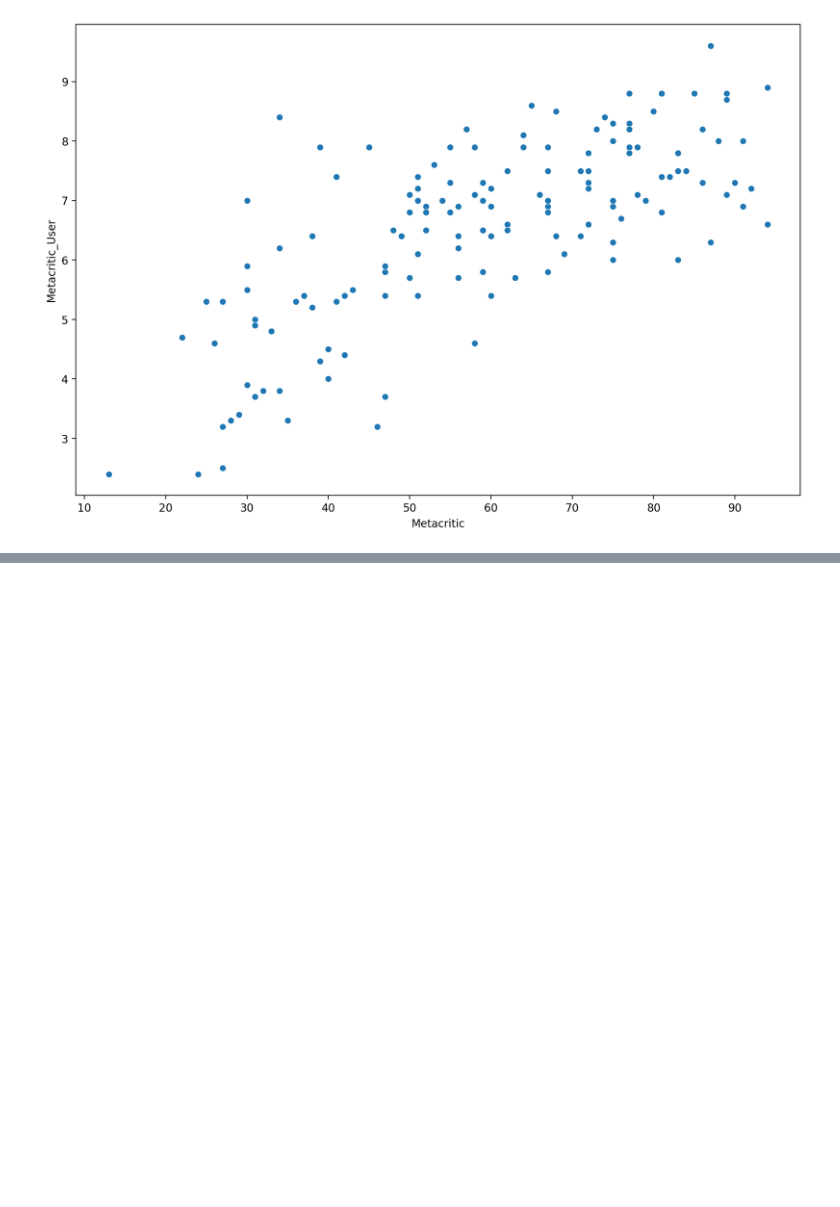
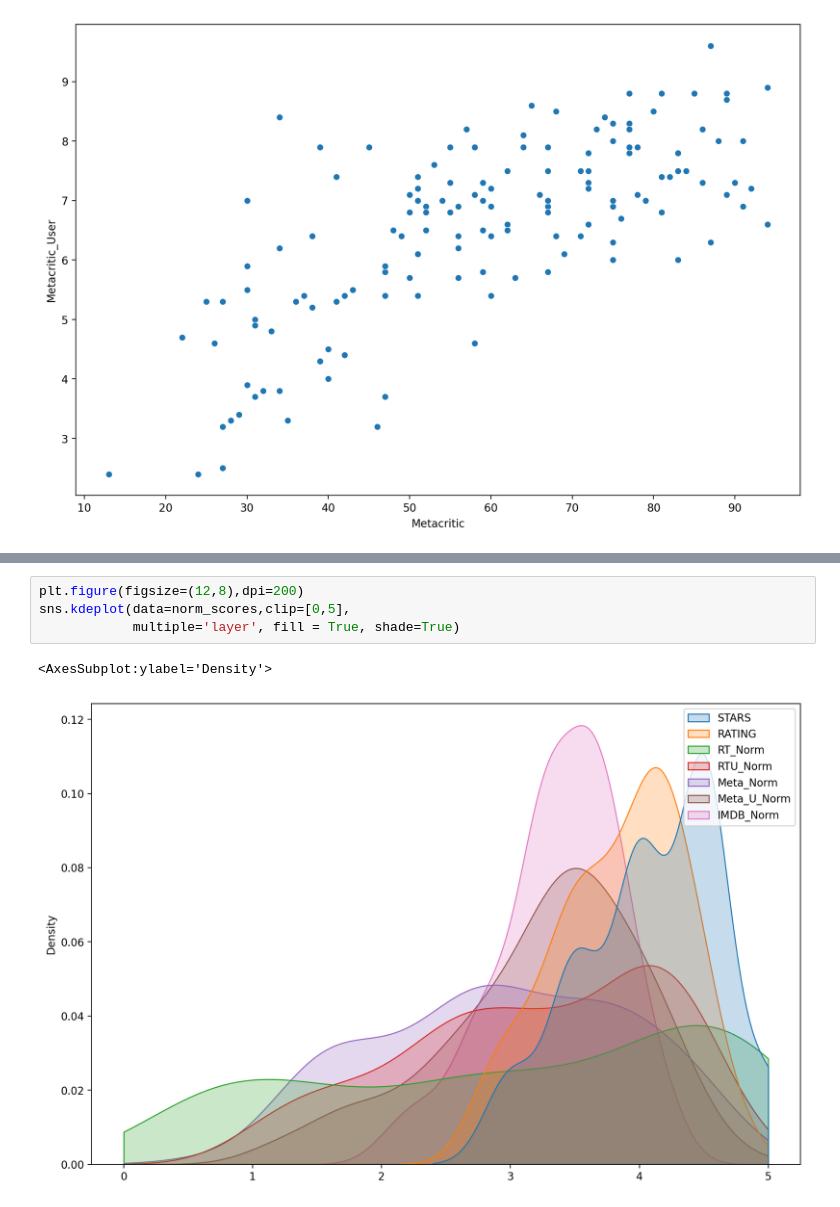
Before and after one commit to NabeelGhazali/Data-Analysis-Projects, a Jupyter notebook: Data Analysis on Fake Movie Ratings/Data Analysis on Movie Ratings.ipynb, the cells around one changed output, grey strips where cells are left out. Cells and saved outputs as stored; diff of their text form; blank space fills up the shorter version.

```diff
--- a/Data Analysis on Fake Movie Ratings/Data Analysis on Movie Ratings.ipynb
+++ b/Data Analysis on Fake Movie Ratings/Data Analysis on Movie Ratings.ipynb
@@ -411,0 +405,7 @@ norm_scores
+# %%
+plt.figure(figsize=(12,8),dpi=200)
+sns.kdeplot(data=norm_scores,clip=[0,5],
+            multiple='layer', fill = True, shade=True)
+# %% [output]
+<AxesSubplot:ylabel='Density'>
+[figure, added]
```
Also changed, not shown: parts of 30 cells of this notebook.
